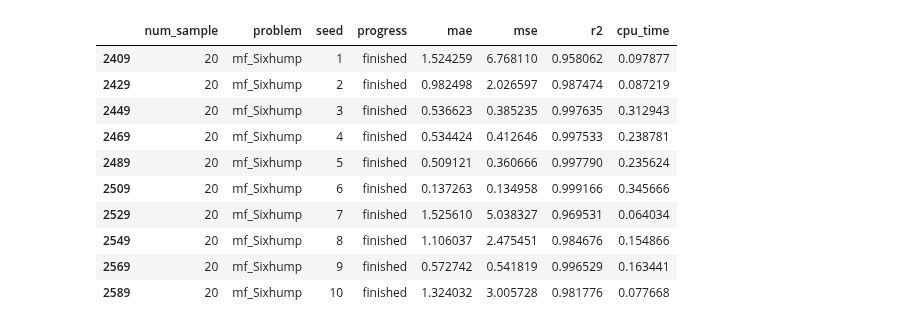
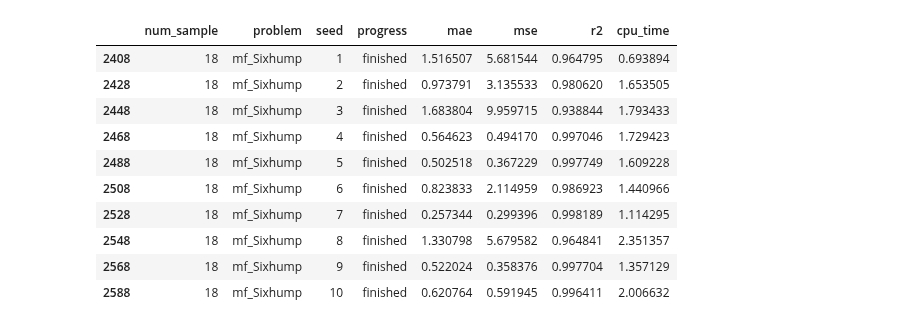
Before and after one commit to bessagroup/mfbml, a Jupyter notebook: examples/studies/sf_data_scarce_noiseless/postprocess_results.ipynb, the cells around one changed output. Saved outputs shown, nothing was run; the diff lists cells and outputs as text; code cells hidden in the pictures.

```diff
--- a/examples/studies/sf_data_scarce_noiseless/postprocess_results.ipynb
+++ b/examples/studies/sf_data_scarce_noiseless/postprocess_results.ipynb
@@ -48,18 +51,18 @@ plt.show()
 # %%
 # results of num_sample = 10
-doe_results_1b[doe_results_1b["num_sample"] == 20]
+doe_results_1b[doe_results_1b["num_sample"] == 18]
 # %% [output]
 |  | num_sample | problem | seed | progress | mae | mse | r2 | cpu_time |
-| 2409 | 20 | mf_Sixhump | 1 | finished | 1.524259 | 6.768110 | 0.958062 | 0.097877 |
-| 2429 | 20 | mf_Sixhump | 2 | finished | 0.982498 | 2.026597 | 0.987474 | 0.087219 |
-| 2449 | 20 | mf_Sixhump | 3 | finished | 0.536623 | 0.385235 | 0.997635 | 0.312943 |
-| 2469 | 20 | mf_Sixhump | 4 | finished | 0.534424 | 0.412646 | 0.997533 | 0.238781 |
-| 2489 | 20 | mf_Sixhump | 5 | finished | 0.509121 | 0.360666 | 0.997790 | 0.235624 |
-| 2509 | 20 | mf_Sixhump | 6 | finished | 0.137263 | 0.134958 | 0.999166 | 0.345666 |
-| 2529 | 20 | mf_Sixhump | 7 | finished | 1.525610 | 5.038327 | 0.969531 | 0.064034 |
-| 2549 | 20 | mf_Sixhump | 8 | finished | 1.106037 | 2.475451 | 0.984676 | 0.154866 |
-| 2569 | 20 | mf_Sixhump | 9 | finished | 0.572742 | 0.541819 | 0.996529 | 0.163441 |
-| 2589 | 20 | mf_Sixhump | 10 | finished | 1.324032 | 3.005728 | 0.981776 | 0.077668 |
+| 2408 | 18 | mf_Sixhump | 1 | finished | 1.516507 | 5.681544 | 0.964795 | 0.693894 |
+| 2428 | 18 | mf_Sixhump | 2 | finished | 0.973791 | 3.135533 | 0.980620 | 1.653505 |
+| 2448 | 18 | mf_Sixhump | 3 | finished | 1.683804 | 9.959715 | 0.938844 | 1.793433 |
+| 2468 | 18 | mf_Sixhump | 4 | finished | 0.564623 | 0.494170 | 0.997046 | 1.729423 |
+| 2488 | 18 | mf_Sixhump | 5 | finished | 0.502518 | 0.367229 | 0.997749 | 1.609228 |
+| 2508 | 18 | mf_Sixhump | 6 | finished | 0.823833 | 2.114959 | 0.986923 | 1.440966 |
+| 2528 | 18 | mf_Sixhump | 7 | finished | 0.257344 | 0.299396 | 0.998189 | 1.114295 |
+| 2548 | 18 | mf_Sixhump | 8 | finished | 1.330798 | 5.679582 | 0.964841 | 2.351357 |
+| 2568 | 18 | mf_Sixhump | 9 | finished | 0.522024 | 0.358376 | 0.997704 | 1.357129 |
+| 2588 | 18 | mf_Sixhump | 10 | finished | 0.620764 | 0.591945 | 0.996411 | 2.006632 |
 # %%
 # plot median value regarding mae, mse r2 with respect to different number of samples
 fig, ax = plt.subplots(1, 3, figsize=(15, 5))
```
Also changed, not shown: parts of 4 cells of this notebook, 6 other files.
